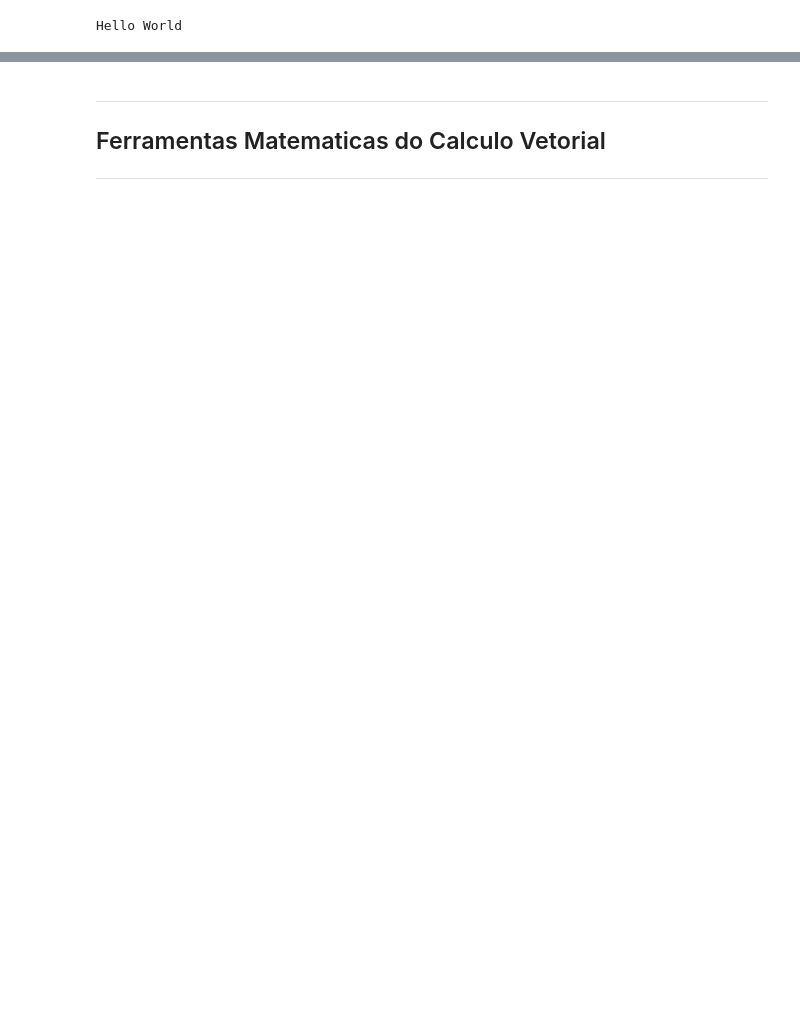
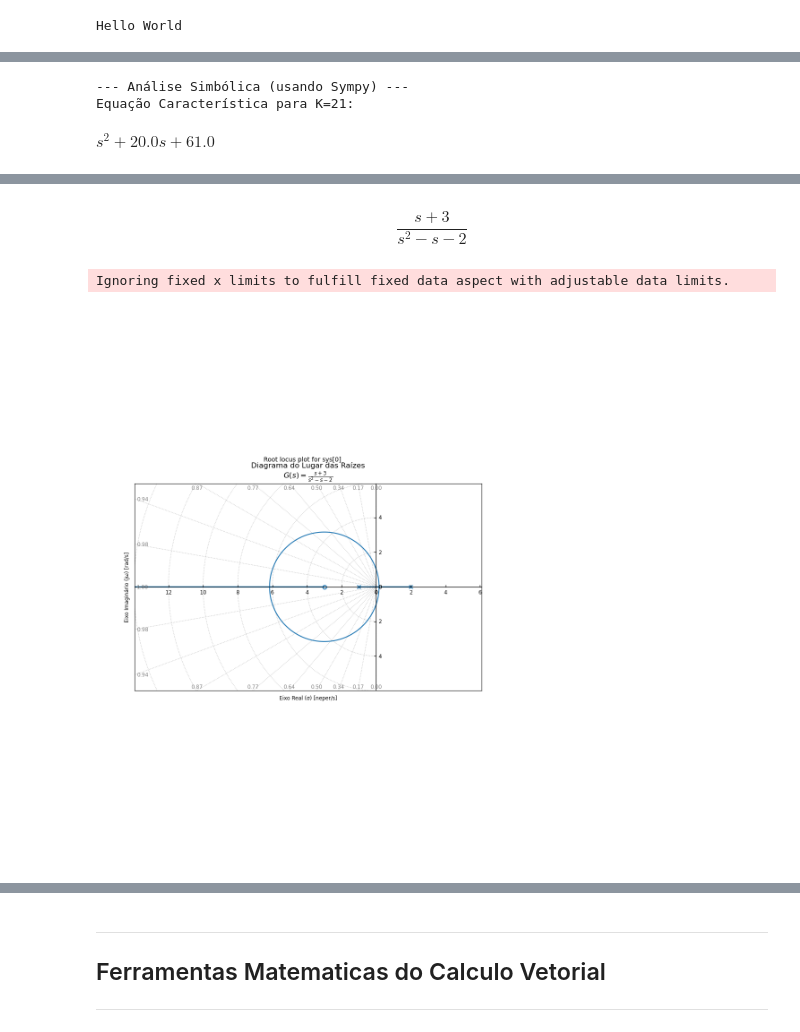
Before and after one commit to PedroVic12/Repopulation-With-Elite-Set, a Jupyter notebook: src/notebook.ipynb, the cells around one changed output, grey strips where cells are left out. Cells and saved outputs as stored; diff of their text form; code cells hidden in the pictures; blank space fills up the shorter version.

```diff
--- a/src/notebook.ipynb
+++ b/src/notebook.ipynb
@@ -4,0 +27,73 @@ Hello World
+# %%
+import numpy as np
+import matplotlib.pyplot as plt
+import sympy as sp
+import control as ct  # 1. Importamos a biblioteca de controle com o apelido 'ct'
+
+# -------------------------------------------------------------------
+# Análise Simbólica com Sympy (Seu código original, está perfeito!)
+# -------------------------------------------------------------------
+print("--- Análise Simbólica (usando Sympy) ---")
+
+# Definir a variável simbólica 's' para os cálculos
+s = sp.symbols('s')
+
+# Ganho do sistema
+K = 21.0
+
+# Definir a função de transferência de malha aberta G(s)
+G = (s + 3) / (s**2 - s - 2)
+
+# Equação característica de malha fechada: 1 + K*G(s) = 0
+# Que é o mesmo que: denominador(G) + K * numerador(G) = 0
+eq_caracteristica = sp.denom(G) + K * sp.numer(G)
+print("Equação Característica para K=21:")
+display(eq_caracteristica)
+
+# Calcular polos e zeros de malha aberta
+print("\nPolos de malha aberta:", sp.roots(sp.denom(G), s))
+print("Zeros de malha aberta:", sp.roots(sp.numer(G), s))
+
+# Calcular os polos de malha fechada para K=21
+polos_mf = sp.roots(eq_caracteristica, s)
+print("\nPolos de malha fechada (quando K=21):")
+for polo in polos_mf:
+    # Usamos sp.N() para obter uma aproximação numérica do polo
+    print(f"   s = {sp.N(polo):.3f}")
+
+print("\n" + "="*50 + "\n")
+
+# -------------------------------------------------------------------
+# Plot do Lugar das Raízes com a biblioteca Control
+# -------------------------------------------------------------------
+print("--- Plot do Lugar das Raízes (usando a biblioteca Control) ---")
+
+# Definir a função de transferência G(s) usando a biblioteca 'control'
+# Numerador: s + 3  -> [1, 3]
+num = [1, 3]
+# Denominador: s² - s - 2 -> [1, -1, -2]
+den = [1, -1, -2]
+# 2. Criamos o objeto de Função de Transferência com ct.TransferFunction
+sys = ct.TransferFunction(num, den)
+
+print("Função de Transferência G(s) para o plot:")
+display(sys)
+
+# Configurar a figura para o gráfico
+plt.figure(figsize=(10, 6))
+
+# 3. Usar a função ct.root_locus() para calcular e plotar o diagrama
+# A função já plota os polos ('x'), os zeros ('o') e os ramos automaticamente!
+ct.root_locus(sys, plot=True, grid=True)
+
+# Adicionar título e rótulos ao gráfico
+plt.title('Diagrama do Lugar das Raízes\n$G(s) = \\frac{s+3}{s^2-s-2}$')
+plt.xlabel('Eixo Real (σ) [neper/s]')
+plt.ylabel('Eixo Imaginário (jω) [rad/s]')
+
+# Exibir o gráfico
+plt.show()
+# %% [output]
+--- Análise Simbólica (usando Sympy) ---
+Equação Característica para K=21:
+$\displaystyle s^{2} + 20.0 s + 61.0$
@@ -4,0 +111,3 @@ Hello World
+$$\frac{s + 3}{s^2 - s - 2}$$
+Ignoring fixed x limits to fulfill fixed data aspect with adjustable data limits.
+[figure, added]
```
Also changed, not shown: parts of 17 cells of this notebook, 24 other files.
